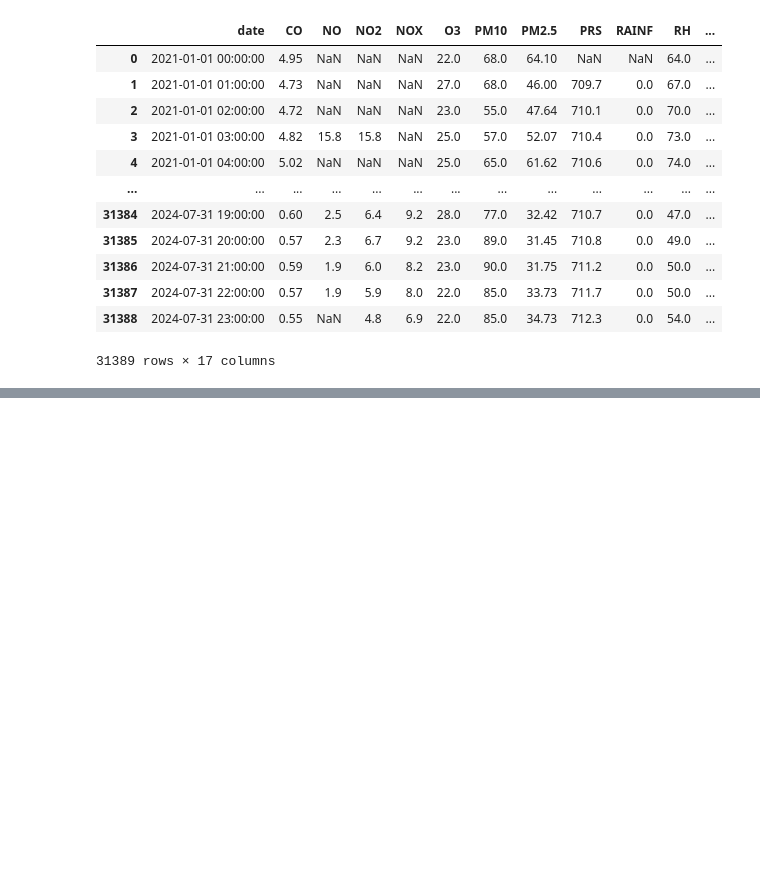
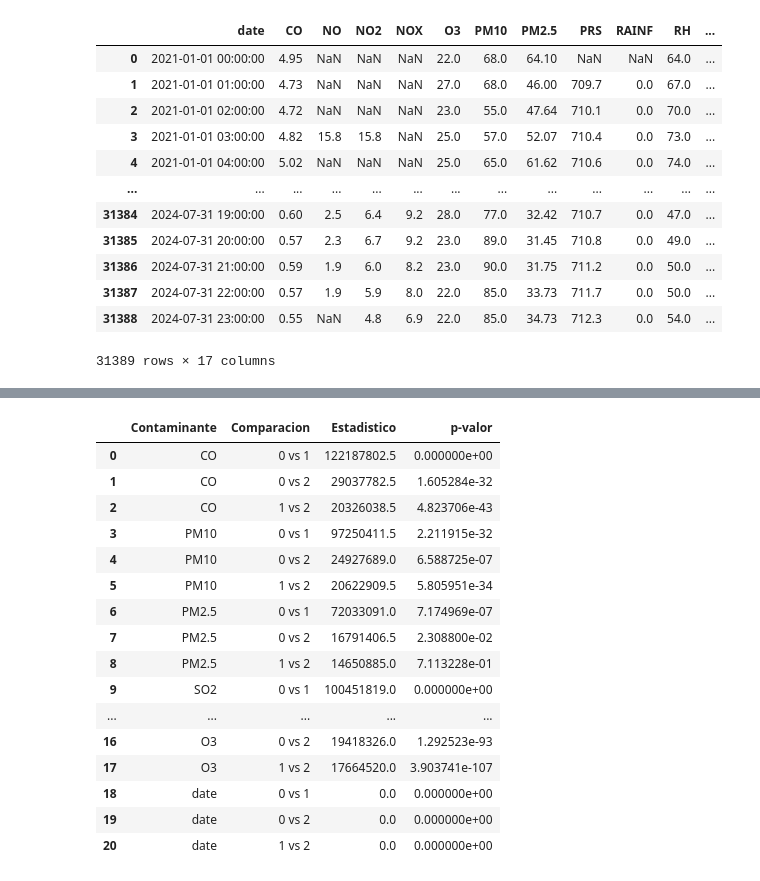
Before and after one commit to marielalvarez/Analisis-de-Calidad-de-Aire, a Jupyter notebook: ETAPA3/centro/2021-2024.ipynb, the cells around one changed output, grey strips where cells are left out. Saved outputs shown, nothing was run; the diff lists cells and outputs as text; code cells hidden in the pictures; blank space fills up the shorter version.

```diff
--- a/ETAPA3/centro/2021-2024.ipynb
+++ b/ETAPA3/centro/2021-2024.ipynb
@@ -56,0 +99,20 @@ TypeError: Choicelist and default value do not have a common dtype: The DType <c
+# %%
+resultados
+# %% [output]
+|  | Contaminante | Comparacion | Estadistico | p-valor |
+| 0 | CO | 0 vs 1 | 122187802.5 | 0.000000e+00 |
+| 1 | CO | 0 vs 2 | 29037782.5 | 1.605284e-32 |
+| 2 | CO | 1 vs 2 | 20326038.5 | 4.823706e-43 |
+| 3 | PM10 | 0 vs 1 | 97250411.5 | 2.211915e-32 |
+| 4 | PM10 | 0 vs 2 | 24927689.0 | 6.588725e-07 |
+| 5 | PM10 | 1 vs 2 | 20622909.5 | 5.805951e-34 |
+| 6 | PM2.5 | 0 vs 1 | 72033091.0 | 7.174969e-07 |
+| 7 | PM2.5 | 0 vs 2 | 16791406.5 | 2.308800e-02 |
+| 8 | PM2.5 | 1 vs 2 | 14650885.0 | 7.113228e-01 |
+| 9 | SO2 | 0 vs 1 | 100451819.0 | 0.000000e+00 |
+| ... | ... | ... | ... | ... |
+| 16 | O3 | 0 vs 2 | 19418326.0 | 1.292523e-93 |
+| 17 | O3 | 1 vs 2 | 17664520.0 | 3.903741e-107 |
+| 18 | date | 0 vs 1 | 0.0 | 0.000000e+00 |
+| 19 | date | 0 vs 2 | 0.0 | 0.000000e+00 |
+| 20 | date | 1 vs 2 | 0.0 | 0.000000e+00 |
```
Also changed, not shown: parts of 13 cells of this notebook, 3 other files.
